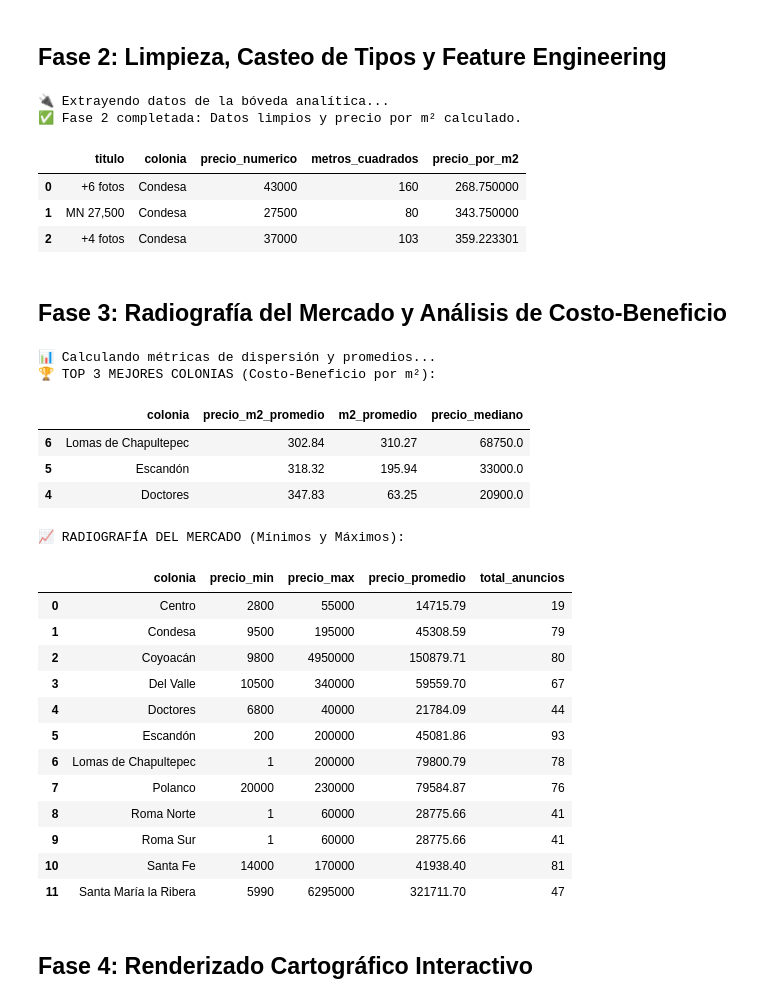
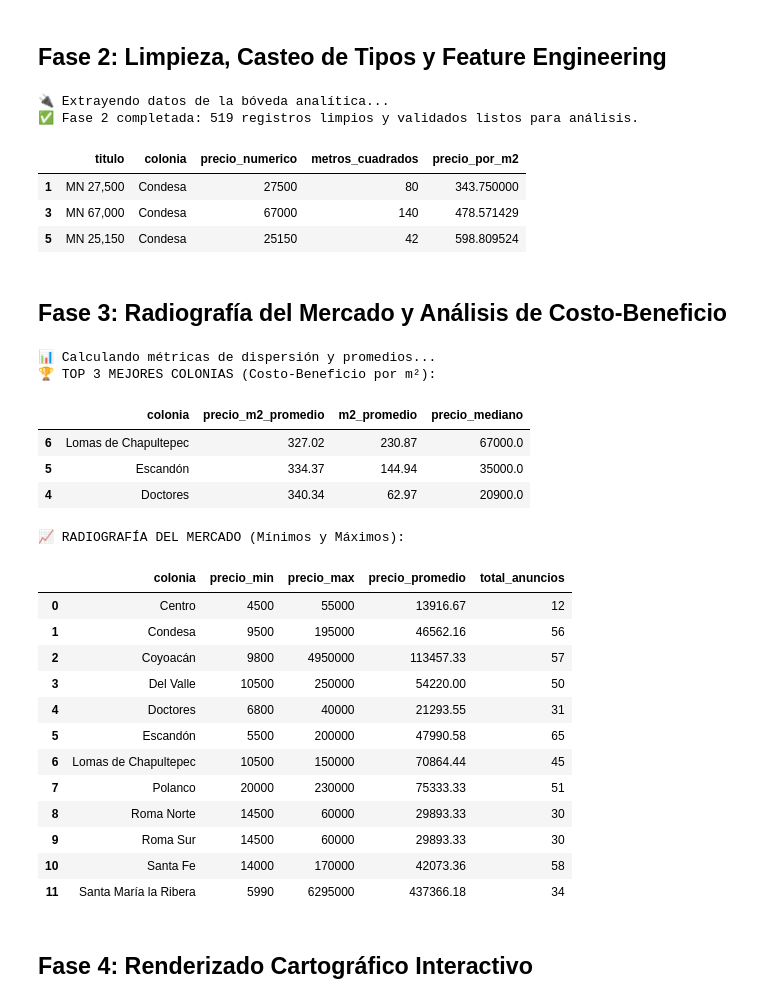
Before and after one commit to EduardoCarbajalM/scraper-inmobiliario, a Jupyter notebook: scraper_inmobiliario.ipynb, the cells around one changed output. Saved outputs shown, nothing was run; the diff lists cells and outputs as text; code cells hidden in the pictures.

```diff
--- a/scraper_inmobiliario.ipynb
+++ b/scraper_inmobiliario.ipynb
@@ -119,34 +119,41 @@ await playwright.stop()
 # %%
 import pandas as pd
 from pymongo import MongoClient
 
 print("🔌 Extrayendo datos de la bóveda analítica...")
 
 # 1. Conexión y Extracción a Pandas
 cliente = MongoClient('mongodb://localhost:27017/')
 coleccion = cliente['mercado_inmobiliario']['departamentos_analitica']
 df = pd.DataFrame(list(coleccion.find()))
 
-# Limpiamos la columna de ID de Mongo que no nos sirve para análisis
 if '_id' in df.columns:
     df = df.drop(columns=['_id'])
 
-# 2. Ingeniería de Características (Feature Engineering)
-# Eliminamos registros que no tengan precio o metros cuadrados
+# 2. Ingeniería de Características y Limpieza Básica
 df = df.dropna(subset=['precio_numerico', 'metros_cuadrados']).copy()
-
-# 🧮 CÁLCULO CLAVE: El verdadero valor del suelo
 df['precio_por_m2'] = df['precio_numerico'] / df['metros_cuadrados']
 
-print("✅ Fase 2 completada: Datos limpios y precio por m² calculado.")
+# 3. 🧹 FILTROS ESTRICTOS DE CALIDAD DE DATOS (Data Quality)
+# Quitar títulos basura (+fotos, USD)
+df = df[~df['titulo'].str.contains(r'\+|\bUSD\b', na=False, regex=True)].copy()
+
+# Quitar precios absurdos y tamaños irreales
+df = df[
+    (df['precio_por_m2'] > 50) &
+    (df['precio_numerico'] >= 3000) &
+    (df['metros_cuadrados'] < 500)
+].copy()
+
+print(f"✅ Fase 2 completada: {len(df)} registros limpios y validados listos para análisis.")
 display(df[['titulo', 'colonia', 'precio_numerico', 'metros_cuadrados', 'precio_por_m2']].head(3))
 # %% [output]
 🔌 Extrayendo datos de la bóveda analítica...
-✅ Fase 2 completada: Datos limpios y precio por m² calculado.
+✅ Fase 2 completada: 519 registros limpios y validados listos para análisis.
 |  | titulo | colonia | precio_numerico | metros_cuadrados | precio_por_m2 |
-| 0 | +6 fotos | Condesa | 43000 | 160 | 268.750000 |
 | 1 | MN 27,500 | Condesa | 27500 | 80 | 343.750000 |
-| 2 | +4 fotos | Condesa | 37000 | 103 | 359.223301 |
+| 3 | MN 67,000 | Condesa | 67000 | 140 | 478.571429 |
+| 5 | MN 25,150 | Condesa | 25150 | 42 | 598.809524 |
 # %% [markdown]
 ## Fase 3: Radiografía del Mercado y Análisis de Costo-Beneficio
 # %%
@@ -178,23 +185,23 @@ display(estadisticas[['colonia', 'precio_min', 'precio_max', 'precio_promedio',
 📊 Calculando métricas de dispersión y promedios...
 🏆 TOP 3 MEJORES COLONIAS (Costo-Beneficio por m²):
 |  | colonia | precio_m2_promedio | m2_promedio | precio_mediano |
-| 6 | Lomas de Chapultepec | 302.84 | 310.27 | 68750.0 |
-| 5 | Escandón | 318.32 | 195.94 | 33000.0 |
-| 4 | Doctores | 347.83 | 63.25 | 20900.0 |
+| 6 | Lomas de Chapultepec | 327.02 | 230.87 | 67000.0 |
+| 5 | Escandón | 334.37 | 144.94 | 35000.0 |
+| 4 | Doctores | 340.34 | 62.97 | 20900.0 |
 📈 RADIOGRAFÍA DEL MERCADO (Mínimos y Máximos):
 |  | colonia | precio_min | precio_max | precio_promedio | total_anuncios |
-| 0 | Centro | 2800 | 55000 | 14715.79 | 19 |
-| 1 | Condesa | 9500 | 195000 | 45308.59 | 79 |
-| 2 | Coyoacán | 9800 | 4950000 | 150879.71 | 80 |
-| 3 | Del Valle | 10500 | 340000 | 59559.70 | 67 |
-| 4 | Doctores | 6800 | 40000 | 21784.09 | 44 |
-| 5 | Escandón | 200 | 200000 | 45081.86 | 93 |
-| 6 | Lomas de Chapultepec | 1 | 200000 | 79800.79 | 78 |
-| 7 | Polanco | 20000 | 230000 | 79584.87 | 76 |
-| 8 | Roma Norte | 1 | 60000 | 28775.66 | 41 |
-| 9 | Roma Sur | 1 | 60000 | 28775.66 | 41 |
-| 10 | Santa Fe | 14000 | 170000 | 41938.40 | 81 |
-| 11 | Santa María la Ribera | 5990 | 6295000 | 321711.70 | 47 |
+| 0 | Centro | 4500 | 55000 | 13916.67 | 12 |
+| 1 | Condesa | 9500 | 195000 | 46562.16 | 56 |
+| 2 | Coyoacán | 9800 | 4950000 | 113457.33 | 57 |
+| 3 | Del Valle | 10500 | 250000 | 54220.00 | 50 |
+| 4 | Doctores | 6800 | 40000 | 21293.55 | 31 |
+| 5 | Escandón | 5500 | 200000 | 47990.58 | 65 |
+| 6 | Lomas de Chapultepec | 10500 | 150000 | 70864.44 | 45 |
+| 7 | Polanco | 20000 | 230000 | 75333.33 | 51 |
+| 8 | Roma Norte | 14500 | 60000 | 29893.33 | 30 |
+| 9 | Roma Sur | 14500 | 60000 | 29893.33 | 30 |
+| 10 | Santa Fe | 14000 | 170000 | 42073.36 | 58 |
+| 11 | Santa María la Ribera | 5990 | 6295000 | 437366.18 | 34 |
 # %% [markdown]
 ## Fase 4: Renderizado Cartográfico Interactivo
 # %%
```
Also changed, not shown: parts of 6 cells of this notebook, 4 other files.
